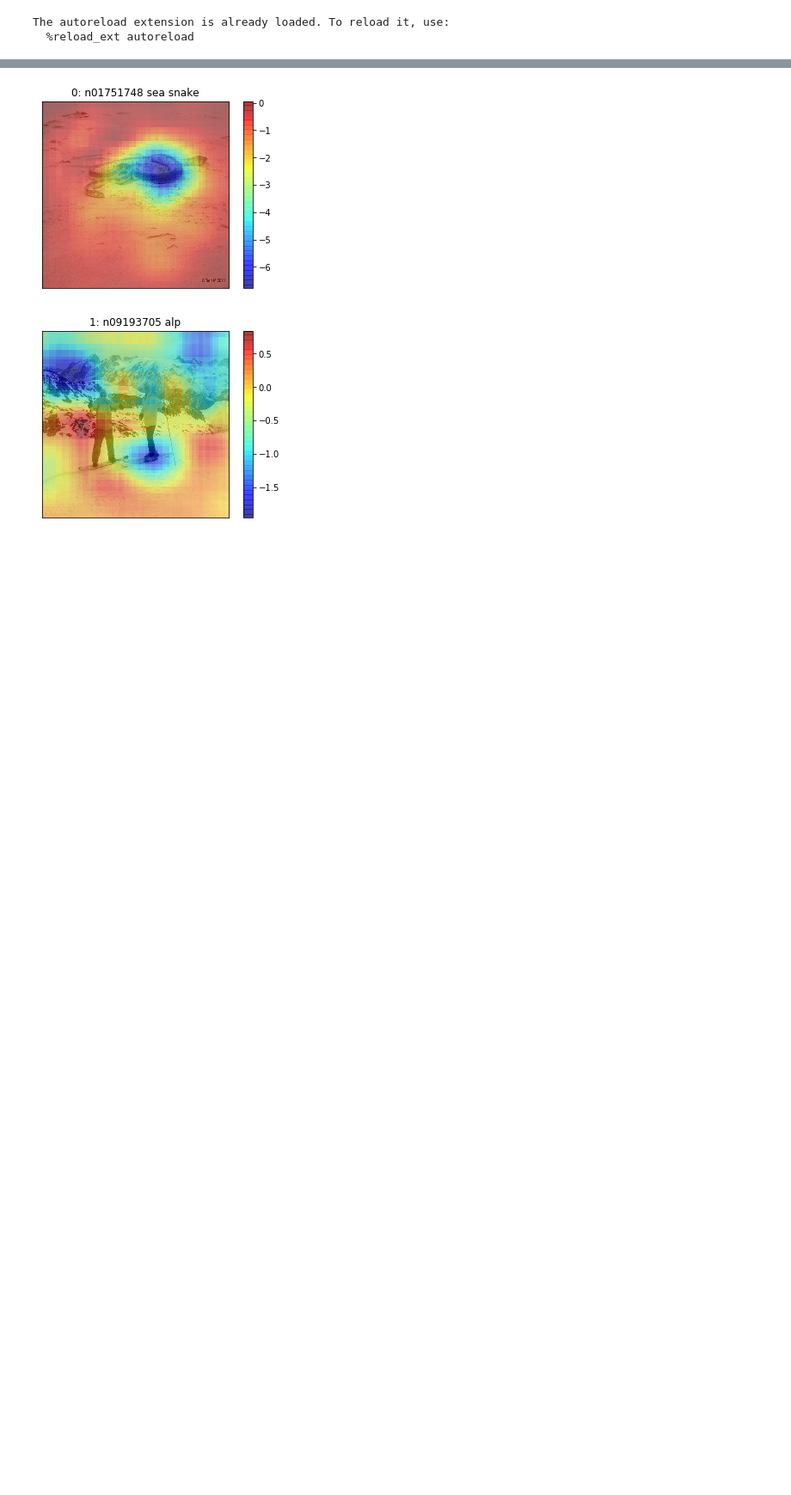
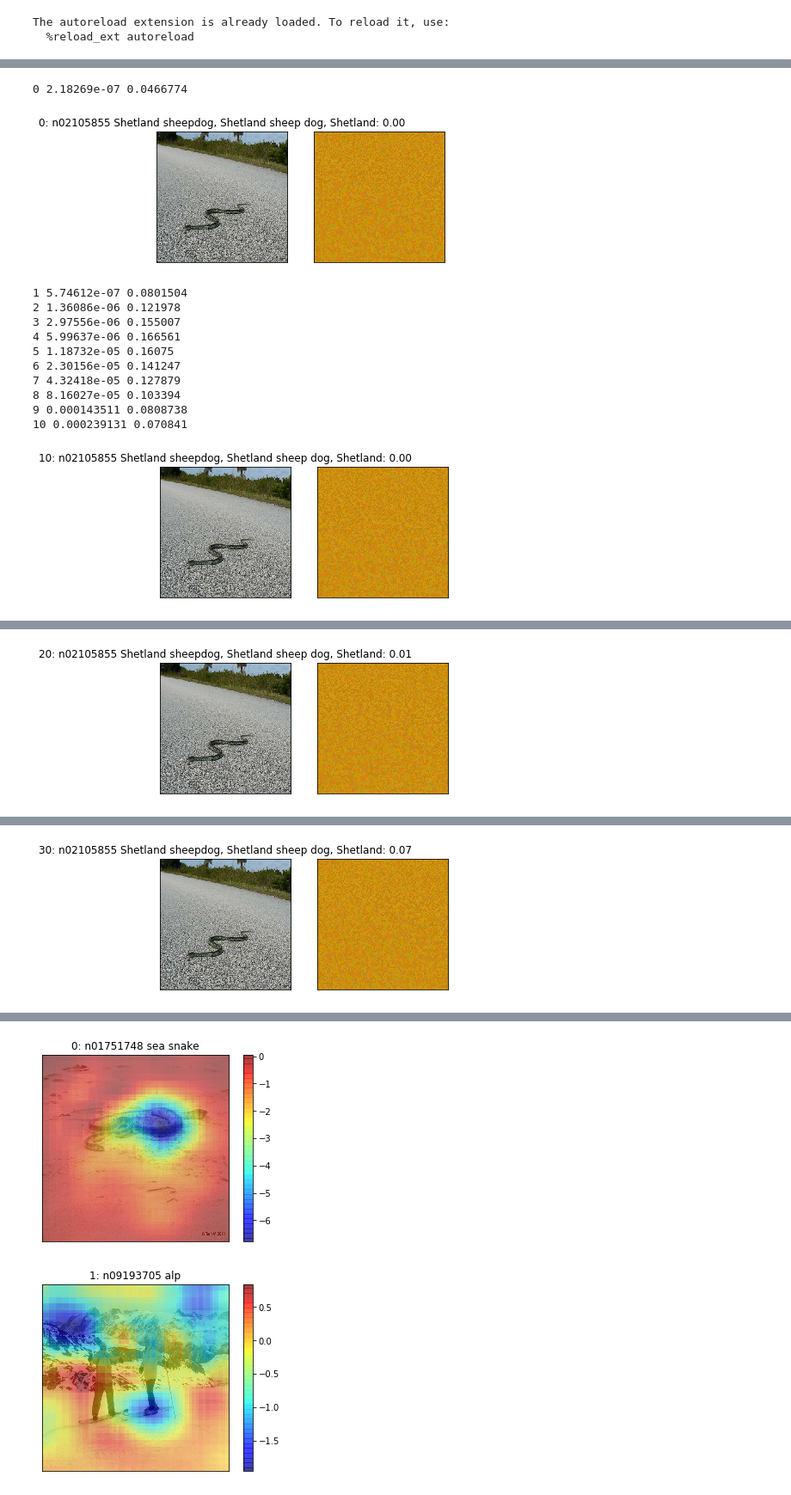
Before and after one commit to ruthcfong/perturb_explanations, a Jupyter notebook: code/caffe/python/testing_occlusion_masks.ipynb, the cells around one changed output, grey strips where cells are left out. Shown at 86% size. Saved outputs shown, nothing was run; the diff lists cells and outputs as text; code cells hidden in the pictures; blank space fills up the shorter version.

```diff
--- a/code/caffe/python/testing_occlusion_masks.ipynb
+++ b/code/caffe/python/testing_occlusion_masks.ipynb
@@ -31,7 +31,8 @@ net_type = 'googlenet'
 caffe.set_device(gpu)
 caffe.set_mode_gpu()
 
-net = get_net(net_type)
+googlenet = get_net(net_type)
+net = googlenet
 
 # for each layer, show the output shape
 for layer_name, blob in net.blobs.iteritems():
@@ -56,0 +66,7 @@ prob    (10, 1000)
+# %%
+net = get_net('googlenet_coco')
+
+for layer_name, blob in net.blobs.iteritems():
+    print layer_name + '\t' + str(blob.data.shape)
+
+list(net._layer_names)
@@ -66,2 +117,5 @@ mask_paths = np.[os.path.join(mask_dir, '%d.npy' % x) for x in range(len(labels)
 # %%
 transformer = get_ILSVRC_net_transformer(net)
+# %%
+img = transformer.preprocess('data', caffe.io.load_image(paths[0]))
+img.shape
@@ -67,0 +130,64 @@ transformer = get_ILSVRC_net_transformer(net)
+# %%
+net = googlenet
+transformer = get_ILSVRC_net_transformer(net)
+# %%
+%matplotlib inline
+
+ind = 5
+adv_ind = 2
+true_path = paths[ind]
+true_label = labels[ind]
+adv_label = labels[adv_ind]
+
+img = transformer.preprocess('data', caffe.io.load_image(true_path))
+
+# dummy pass
+net.blobs['data'].data[...] = img
+net.forward()
+
+adv_grad = np.zeros(net.blobs['prob'].data.shape) # (1,1000)
+adv_grad[0][adv_label] = 1
+
+top = 'prob'
+lr = 0.1
+acc_img = img
+grad = np.zeros(img.shape)
+#f, ax = plt.subplots(1,1)
+for i in range(60):
+    acc_img += np.sign(grad)*lr
+    #acc_img = img + lr*np.sign(grad)
+    net.blobs['data'].data[...] = acc_img
+    net.forward(start = 'data', end = top)
+    true_score = net.blobs[top].data[0][true_label].copy()
+    adv_score = net.blobs[top].data[0][adv_label].copy()
+    net.blobs[top].diff[...] = adv_grad
+    net.backward(start = top, end = 'data')
+    grad = np.squeeze(net.blobs['data'].diff.copy())
+
+    print i, adv_score, true_score
+
+    if i % 10 == 0:
+        f, ax = plt.subplots(1,2)
+        ax[0].imshow(transformer.deprocess('data', acc_img))
+        ax[0].set_title('%d: %s: %.2f' % (i, labels_desc[adv_label], adv_score))
+        ax[1].imshow(10*transformer.deprocess('data', np.sign(grad)))
+        for a in ax:
+            a.set_xticks([])
+            a.set_yticks([])
+        #f.canvas.draw()
+        #time.sleep(1e-2)
+        plt.show()
+# %% [output]
+0 2.18269e-07 0.0466774
+[figure, added]
+1 5.74612e-07 0.0801504
+2 1.36086e-06 0.121978
+3 2.97556e-06 0.155007
+4 5.99637e-06 0.166561
+5 1.18732e-05 0.16075
+6 2.30156e-05 0.141247
+7 4.32418e-05 0.127879
+8 8.16027e-05 0.103394
+9 0.000143511 0.0808738
+10 0.000239131 0.070841
+[figure, added]
@@ -67,0 +204 @@ transformer = get_ILSVRC_net_transformer(net)
+[figure, added]
@@ -67,0 +215 @@ transformer = get_ILSVRC_net_transformer(net)
+[figure, added]
```
Also changed, not shown: parts of 22 cells of this notebook, 7 other files.
